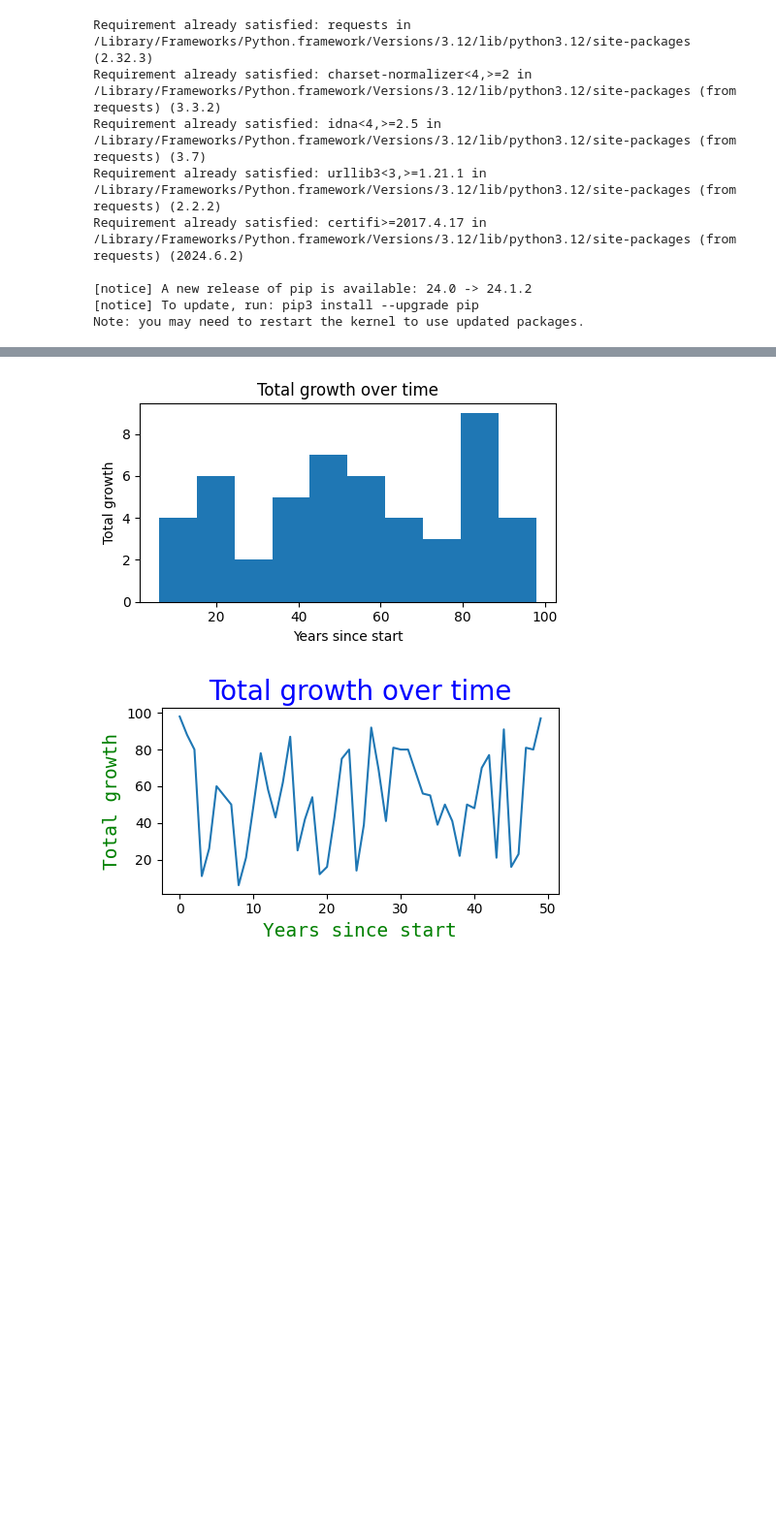
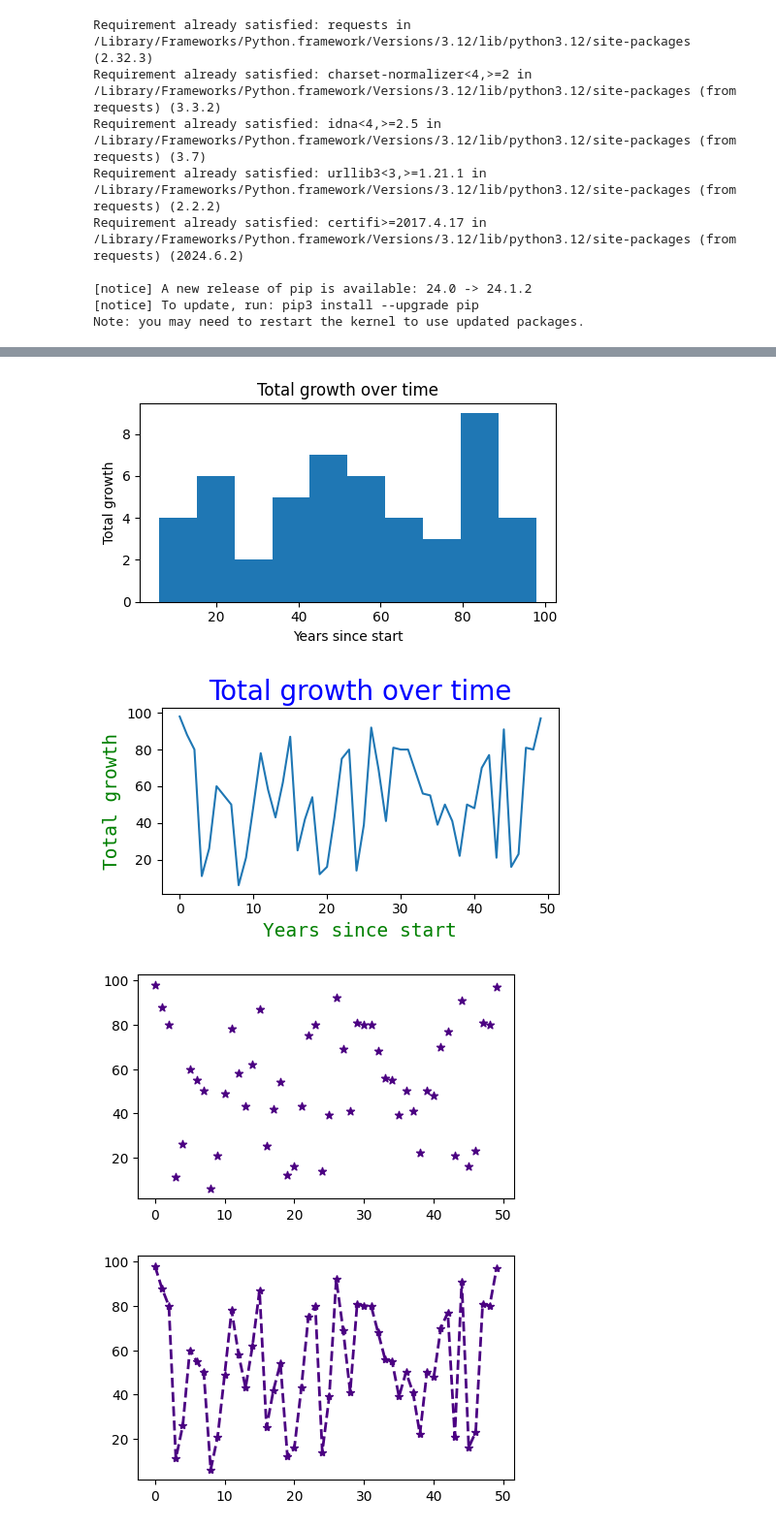
Before and after one commit to KristinaTalalaievska/visualization, a Jupyter notebook: 02_activities/assignments/participation/visualization.ipynb, the cells around one changed output, grey strips where cells are left out. Shown at 97% size. Drawn from its saved outputs; the diff is of its cells as text; code cells hidden in the pictures; blank space fills up the shorter version.

```diff
--- a/02_activities/assignments/participation/visualization.ipynb
+++ b/02_activities/assignments/participation/visualization.ipynb
@@ -47,30 +47,62 @@ ax.hist(y)
 # Add the title and labels to the last plot
 ax.set_title('Total growth over time')
 ax.set_ylabel('Total growth')
 ax.set_xlabel('Years since start')
 
 # Adjust layout to ensure everything fits without overlapping
 fig.tight_layout()
 
 # Define font dictionaries for custom styling
 font1 = {'family': 'sans-serif', 'color': 'blue', 'size': 20}
 font2 = {'family': 'monospace', 'color': 'green', 'size': 14}
 
 # Add fontdict arguments to the line plot
 fig, ax = plt.subplots(figsize=(5, 3))
 ax.plot(x, y)
 ax.set_title('Total growth over time', fontdict=font1)
 ax.set_ylabel('Total growth', fontdict=font2)
 ax.set_xlabel('Years since start', fontdict=font2)
 
 # Adjust layout to ensure everything fits without overlapping
 fig.tight_layout()
 
 # Show the plots (optional, especially if using a script)
 plt.show()
+
+# Remake basic scatterplot
+fig, ax = plt.subplots(figsize=(5, 3))
+ax.scatter(
+    x,
+    y,
+    marker='*',        # Star marker
+    color='indigo'     # Indigo color
+)
+# Show the figure
+plt.show()
+
+# Adjust the style and width of the line
+fig, ax = plt.subplots(figsize=(5, 3))
+ax.plot(
+    x,
+    y,
+    marker='*',        # Star marker
+    color='indigo',    # Indigo color
+    linestyle='--',    # Dashed line style
+    linewidth=2        # Line width of 2
+)
+# Show the figure
+plt.show()
+
+#modify data points using colours:
+##fig, ax = plt.subplots(figsize=(5,3))
+#color being the new addition
+ax.plot(x,y,marker='*', color = '#7425b9', linestyle = '--', linewidth = 2)
+fig.show()
 # %% [output]
 [figure]
 [figure]
 [figure]
 [figure]
 [figure]
+[figure, added]
+[figure, added]
```
Also changed, not shown: parts of 18 cells of this notebook.
